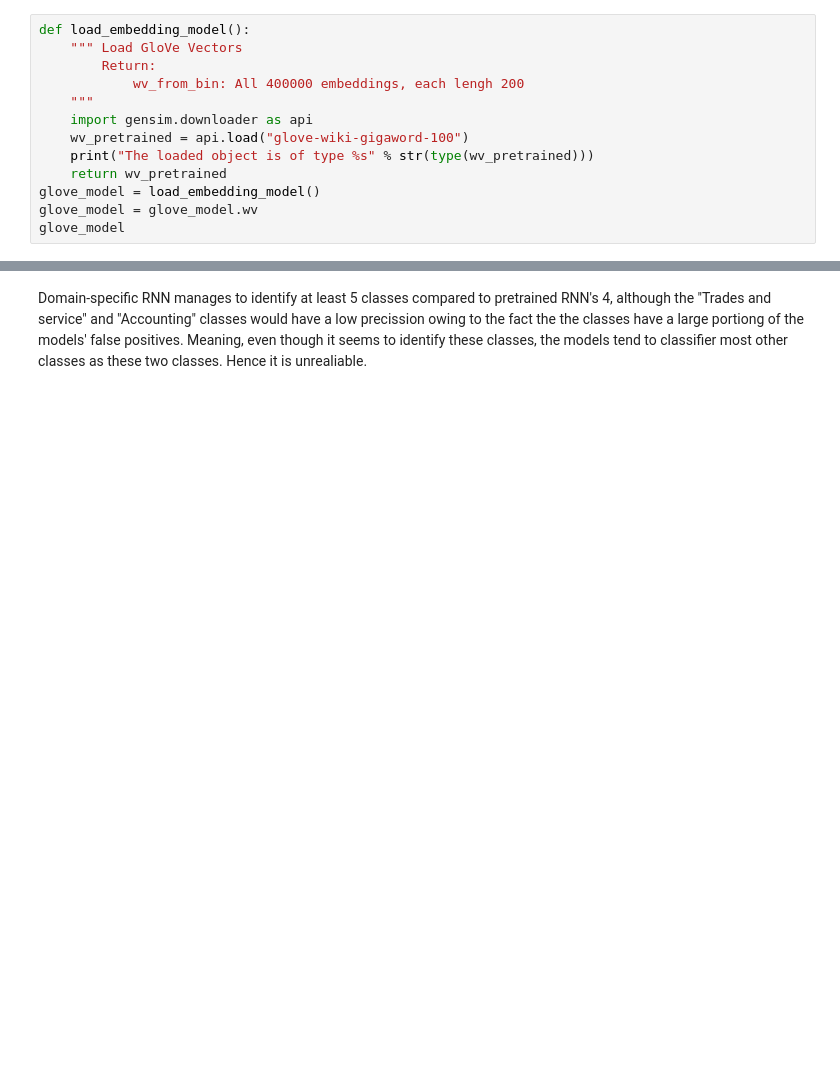
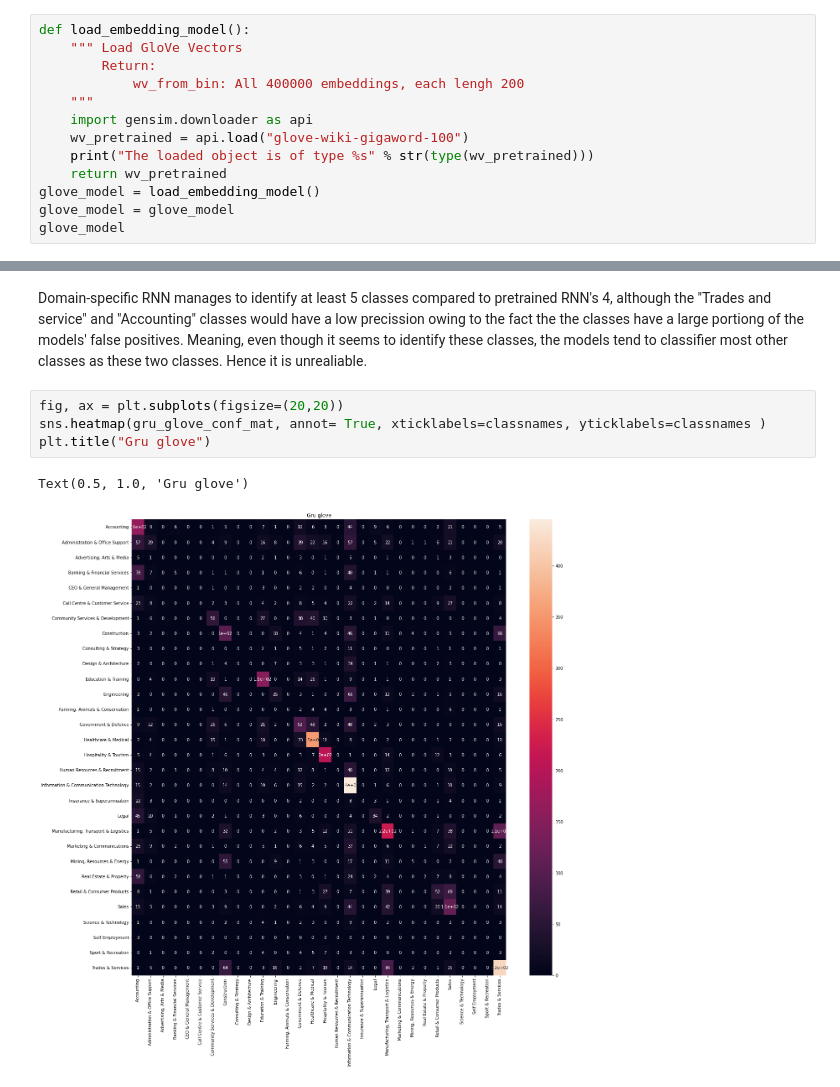
Before and after one commit to sigarS/NLP-for-document-classification-and-description-Generation, a Jupyter notebook: category_classification.ipynb, the cells around one changed output, grey strips where cells are left out. Saved outputs shown, nothing was run; the diff lists cells and outputs as text; blank space fills up the shorter version.

Commit message:
Completed classification model
Text classification models with the trained model.

```diff
--- a/category_classification.ipynb
+++ b/category_classification.ipynb
@@ -774,7 +737,7 @@ def load_embedding_model():
     print("The loaded object is of type %s" % str(type(wv_pretrained)))
     return wv_pretrained
 glove_model = load_embedding_model()
-glove_model = glove_model.wv
+glove_model = glove_model
 glove_model
 # %% [output]
 The loaded object is of type <class 'gensim.models.keyedvectors.KeyedVectors'>
@@ -1269,2 +1239,9 @@ Text(0.5, 1.0, 'RNN word2vec')
 # %% [markdown]
 Domain-specific RNN manages to identify at least 5 classes compared to pretrained RNN's 4, although the "Trades and service" and "Accounting" classes would have a low precission owing to the fact the the classes have a large portiong of the models' false positives. Meaning, even though it seems to identify these classes, the models tend to classifier most other classes as these two classes. Hence it is unrealiable.
+# %%
+fig, ax = plt.subplots(figsize=(20,20))
+sns.heatmap(gru_glove_conf_mat, annot= True, xticklabels=classnames, yticklabels=classnames )
+plt.title("Gru glove")
+# %% [output]
+Text(0.5, 1.0, 'Gru glove')
+[figure, added]
```
Also changed, not shown: parts of 26 cells of this notebook, 21 other files.
